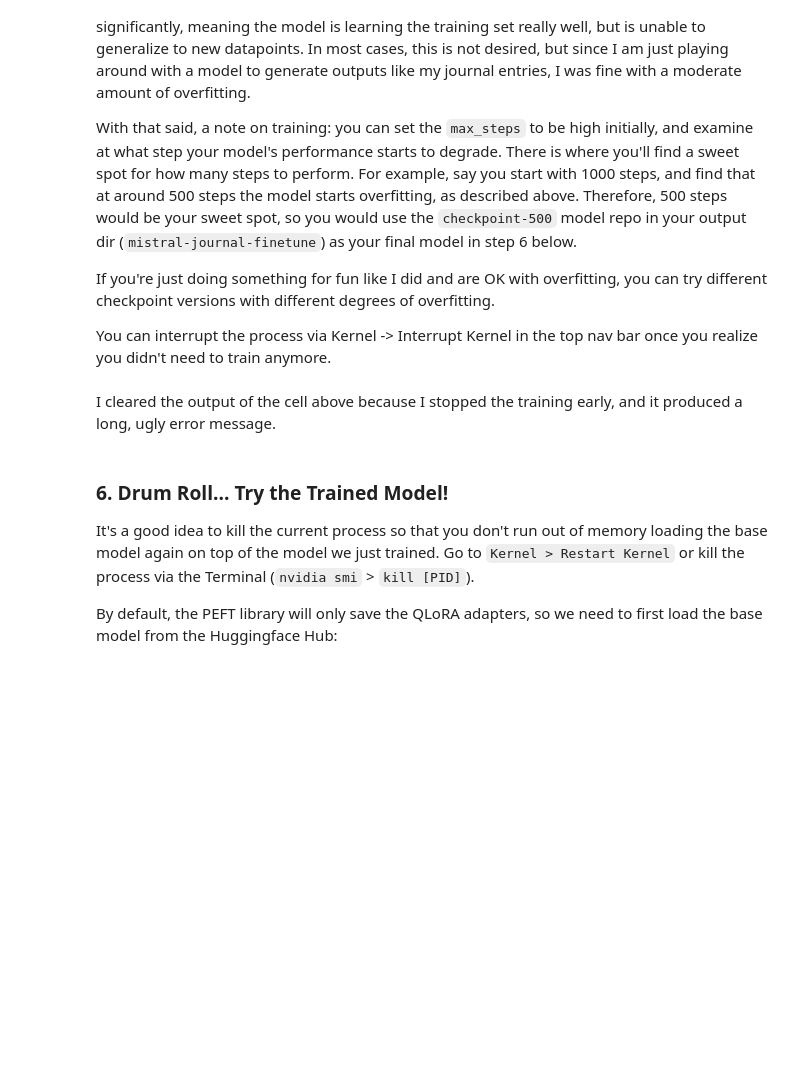
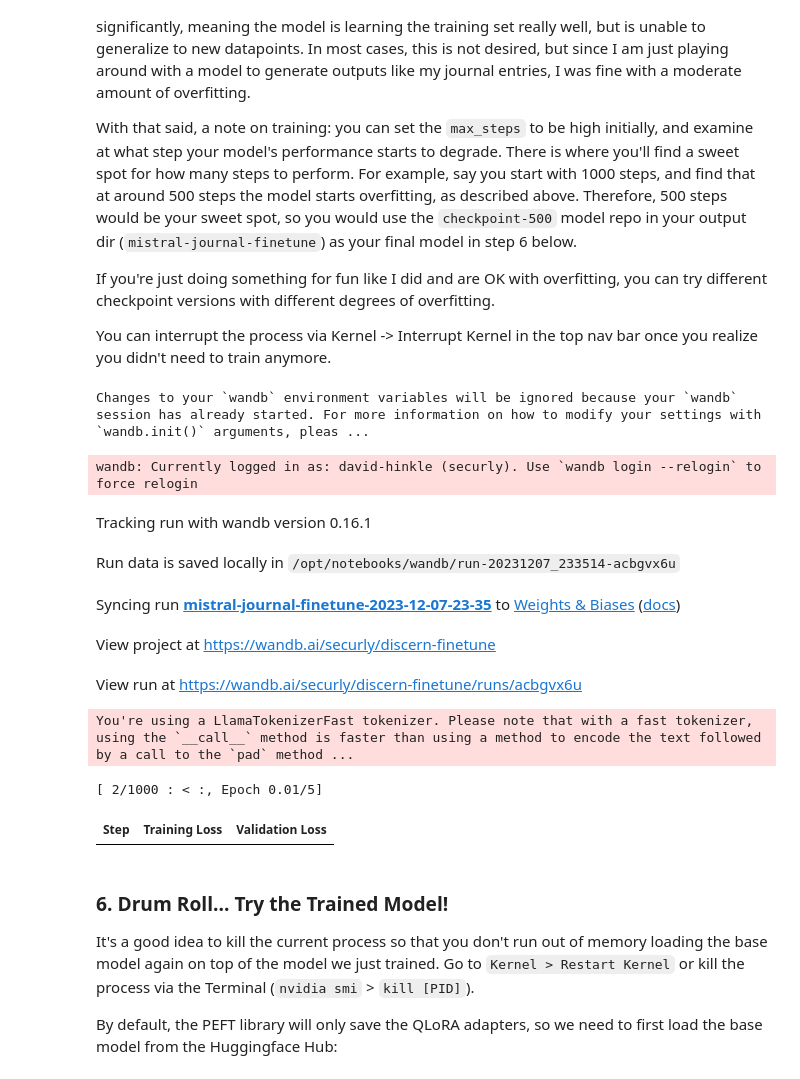
Before and after one commit to drachs/discern_finetune, a Jupyter notebook: mistral-finetune-own-data.ipynb, the cells around one changed output. Drawn from its saved outputs; the diff is of its cells as text; code cells hidden in the pictures; blank space fills up the shorter version.

```diff
--- a/mistral-finetune-own-data.ipynb
+++ b/mistral-finetune-own-data.ipynb
@@ -295,11 +279,11 @@ I'm using my personal notes to train the model, and they vary greatly in length.
 # %% [markdown]
 Now let's tokenize again with padding and truncation, and set up the tokenize function to make labels and input_ids the same. This is basically what [self-supervised fine-tuning is](https://neptune.ai/blog/self-supervised-learning).
 # %%
-max_length = 512 # This was an appropriate max length for my dataset
+max_length = 5000 # This was an appropriate max length for my dataset
 
 def generate_and_tokenize_prompt2(prompt):
     result = tokenizer(
-        formatting_func(prompt),
+        prompt['document'],
         truncation=True,
         max_length=max_length,
         padding="max_length",
@@ -492,42 +523,51 @@ if torch.cuda.device_count() > 1: # If more than 1 GPU
 import transformers
 from datetime import datetime
 
-project = "journal-finetune"
+project = "discern-finetune"
 base_model_name = "mistral"
 run_name = base_model_name + "-" + project
 output_dir = "./" + run_name
 
 trainer = transformers.Trainer(
     model=model,
     train_dataset=tokenized_train_dataset,
     eval_dataset=tokenized_val_dataset,
     args=transformers.TrainingArguments(
         output_dir=output_dir,
         warmup_steps=1,
         per_device_train_batch_size=2,
         gradient_accumulation_steps=1,
         gradient_checkpointing=True,
-        max_steps=500,
+        max_steps=1000,
         learning_rate=2.5e-5, # Want a small lr for finetuning
         bf16=True,
         optim="paged_adamw_8bit",
         logging_steps=25,              # When to start reporting loss
         logging_dir="./logs",        # Directory for storing logs
         save_strategy="steps",       # Save the model checkpoint every logging step
         save_steps=25,                # Save checkpoints every 50 steps
         evaluation_strategy="steps", # Evaluate the model every logging step
         eval_steps=25,               # Evaluate and save checkpoints every 50 steps
         do_eval=True,                # Perform evaluation at the end of training
         report_to="wandb",           # Comment this out if you don't want to use weights & baises
         run_name=f"{run_name}-{datetime.now().strftime('%Y-%m-%d-%H-%M')}"          # Name of the W&B run (optional)
     ),
     data_collator=transformers.DataCollatorForLanguageModeling(tokenizer, mlm=False),
 )
 
 model.config.use_cache = False  # silence the warnings. Please re-enable for inference!
 trainer.train()
+# %% [output]
+Changes to your `wandb` environment variables will be ignored because your `wandb` session has already started. For more information on how to modify your settings with `wandb.init()` arguments, pleas ...
+wandb: Currently logged in as: david-hinkle (securly). Use `wandb login --relogin` to force relogin
+Tracking run with wandb version 0.16.1
+Run data is saved locally in /opt/notebooks/wandb/run-20231207_233514-acbgvx6u
+Syncing run mistral-journal-finetune-2023-12-07-23-35 to Weights & Biases (docs)
+View project at https://wandb.ai/securly/discern-finetune
+View run at https://wandb.ai/securly/discern-finetune/runs/acbgvx6u
+You're using a LlamaTokenizerFast tokenizer. Please note that with a fast tokenizer, using the `__call__` method is faster than using a method to encode the text followed by a call to the `pad` method ...
+[ 2/1000 : < :, Epoch 0.01/5]
+| Step | Training Loss | Validation Loss |
-# %% [markdown]
-I cleared the output of the cell above because I stopped the training early, and it produced a long, ugly error message.
 # %% [markdown]
 ### 6. Drum Roll... Try the Trained Model!
 
```
Also changed, not shown: parts of 23 cells of this notebook, 1 other file.
